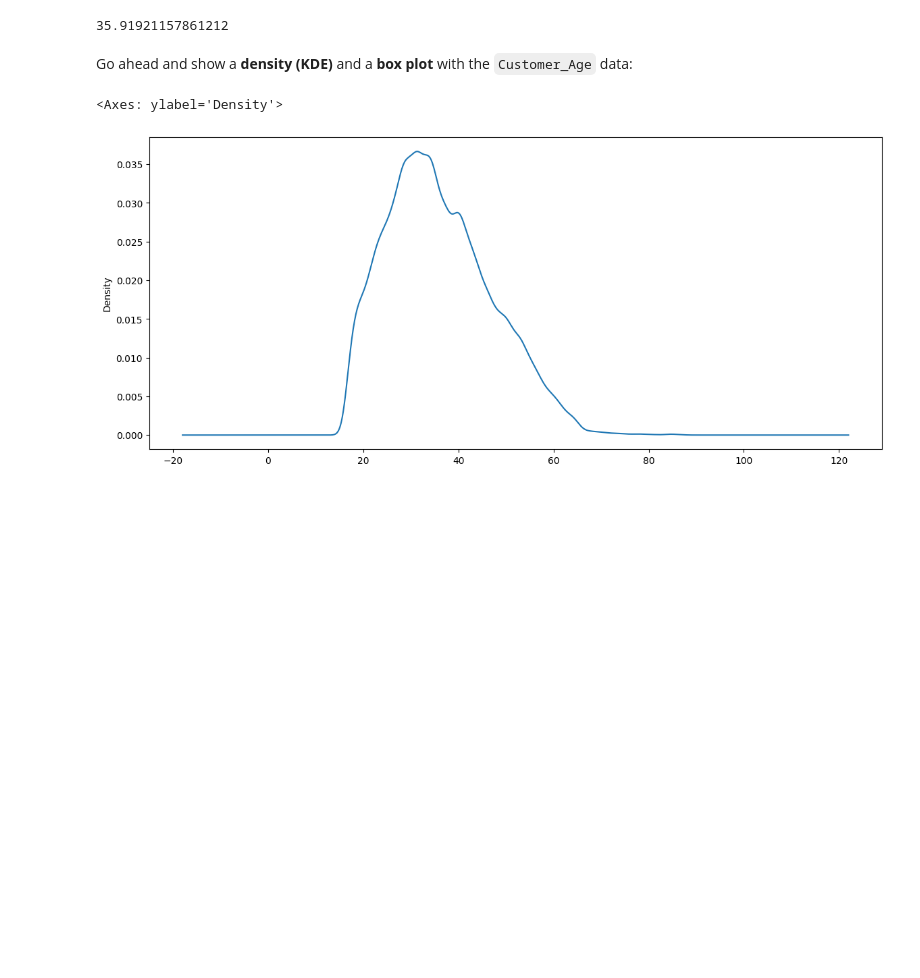
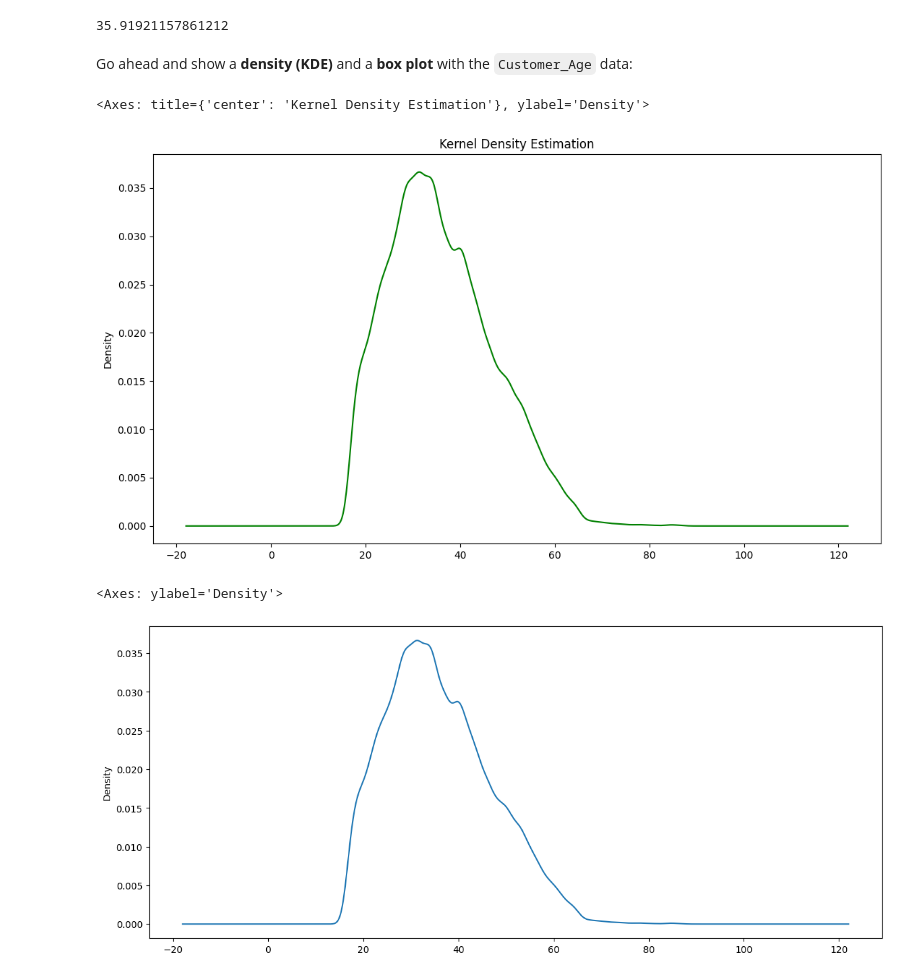
Before and after one commit to nila-novita/FreeCodeCamp-Pandas-Real-Life-Example, a Jupyter notebook: Exercises_1.ipynb, the cells around one changed output. Cells and saved outputs as stored; diff of their text form; code cells hidden in the pictures; blank space fills up the shorter version.

```diff
--- a/Exercises_1.ipynb
+++ b/Exercises_1.ipynb
@@ -63,3 +61,10 @@ Go ahead and show a <b>density (KDE)</b> and a <b>box plot</b> with the `Custome
+# %%
+#@title Titre par défaut
+# your code goes here
+sales.Customer_Age.plot(kind='kde', figsize=(13,7), title = 'Kernel Density Estimation', color = 'Green')
+# %% [output]
+<Axes: title={'center': 'Kernel Density Estimation'}, ylabel='Density'>
+[figure, added]
 # %%
 sales['Customer_Age'].plot(kind='kde', figsize=(14,6))
 # %% [output]
```
Also changed, not shown: parts of 1 cell of this notebook.
